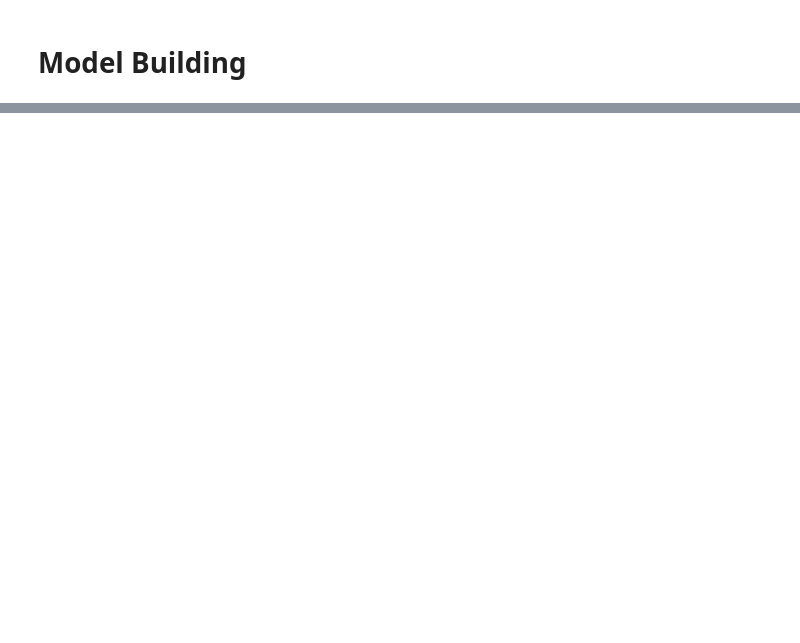
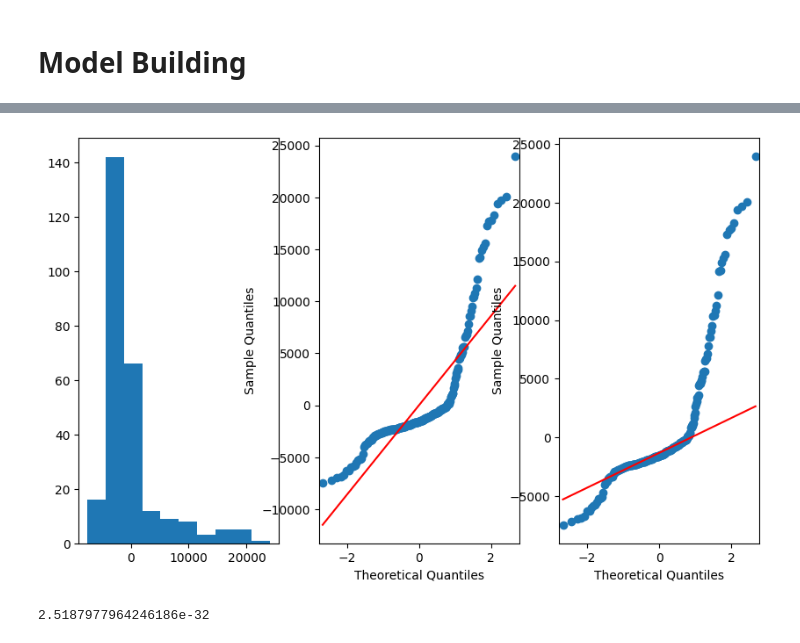
Before and after one commit to davidklhui/data-analysis, a Jupyter notebook: Regression_Analysis_(1)_Linear_Regression.ipynb, the cells around one changed output, grey strips where cells are left out. Cells and saved outputs as stored; diff of their text form; code cells hidden in the pictures; blank space fills up the shorter version.

```diff
--- a/Regression_Analysis_(1)_Linear_Regression.ipynb
+++ b/Regression_Analysis_(1)_Linear_Regression.ipynb
@@ -178,0 +477,4 @@ From the above findings, we may be interested in estimating the mean charges by
+# %%
+concated_train = pd.concat((y_train, X_train), axis=1)
+concated_train_smoke = concated_train[concated_train['yes']==1]
+concated_train_nonsmoke = concated_train[concated_train['yes']==0]
@@ -178,0 +531,5 @@ From the above findings, we may be interested in estimating the mean charges by
+# %%
+# model2 to include interaction between bmi and smoke status
+model2 = smf.ols("charges ~ age + bmi + yes + bmi * yes", data=concated_train).fit()
+
+model2.summary()
@@ -178,0 +624,13 @@ From the above findings, we may be interested in estimating the mean charges by
+# %%
+
+f, (ax1, ax2, ax3) = plt.subplots(1, 3, figsize=(10,6))
+ax1.hist(model2.resid)
+p = sm.qqplot(model2.resid, line='r', ax=ax2)
+p = sm.qqplot(model2.resid, line='q', ax=ax3)
+# %% [output]
+[figure, added]
+# %%
+normaltest_model2 = stats.normaltest(model2.resid)
+print(normaltest_model2.pvalue)
+# %% [output]
+2.5187977964246186e-32
```
Also changed, not shown: parts of 61 cells of this notebook.
